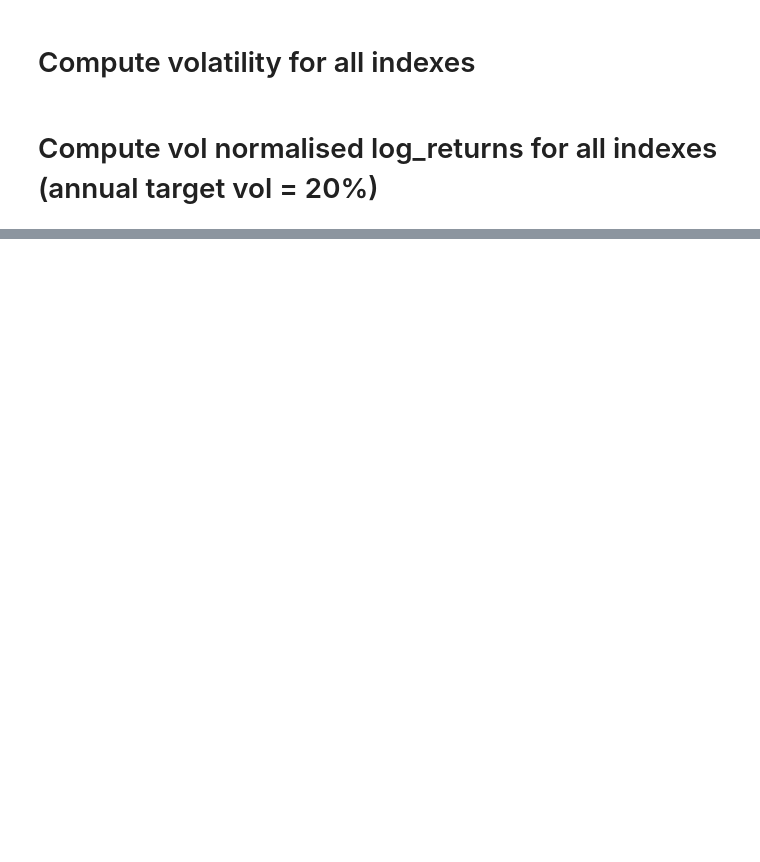
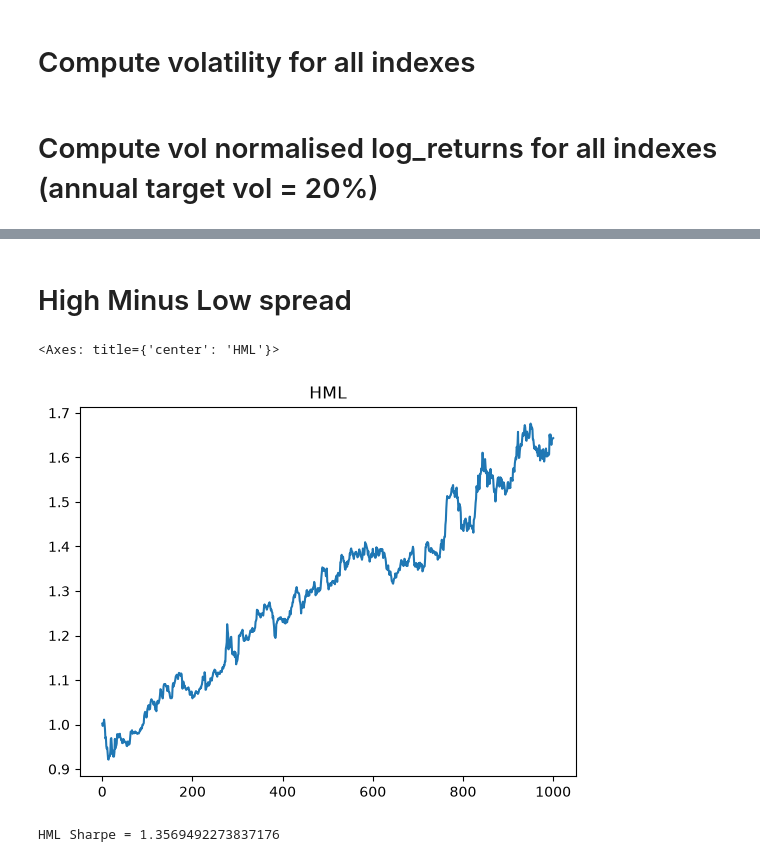
Before and after one commit to kumandgo369/wh_research_bb, a Jupyter notebook: wip/liquidity_quantiles.ipynb, the cells around one changed output, grey strips where cells are left out. Saved outputs shown, nothing was run; the diff lists cells and outputs as text; code cells hidden in the pictures; blank space fills up the shorter version.

```diff
--- a/wip/liquidity_quantiles.ipynb
+++ b/wip/liquidity_quantiles.ipynb
@@ -151,7 +141,8 @@ indexes = indexes.sort(["quantile", "timestamp"]).with_columns(
 # %% [markdown]
 # Compute vol normalised log_returns for all indexes (annual target vol = 20%)
 # %%
+k = (0.20 / np.sqrt(365)) / pl.col("vol")
+
 indexes = indexes.with_columns(
-    (pl.col("log_return") * ((0.20 / np.sqrt(365)) / pl.col("vol")))
-        .over("quantile").alias("vn_log_return")
+    (1 + k * (pl.col("log_return").exp() - 1)).log().alias("vn_log_return")
 )
@@ -191,0 +159,16 @@ out
+# %%
+indexes_wide = (
+    indexes.pivot(on="quantile", index="timestamp", values="vn_log_return")
+    .rename({
+        "low": "low_vn_log_return",
+        "mid": "mid_vn_log_return",
+        "high": "high_vn_log_return",
+    })
+    .select(["timestamp", "low_vn_log_return", "mid_vn_log_return", "high_vn_log_return"])
+    .sort("timestamp")
+)
+
+missing = indexes_wide.select(
+    pl.any_horizontal(pl.all().exclude("timestamp").is_null()).sum()
+).item()
+print(f"dates missing at least one bucket: {missing}")
@@ -191,0 +194,17 @@ out
+# %%
+indexes_wide = indexes_wide.with_columns(
+    (pl.col("high_vn_log_return") - pl.col("low_vn_log_return")).alias("HML_log_return"),
+    (pl.col("high_vn_log_return") - pl.col("mid_vn_log_return")).alias("HMM_log_return"),
+    (pl.col("mid_vn_log_return") - pl.col("low_vn_log_return")).alias("MML_log_return"),
+)
+# %% [markdown]
+# High Minus Low spread
+# %%
+indexes_wide.to_pandas()["HML_log_return"].cumsum().apply(np.exp).plot(title="HML")
+# %% [output]
+<Axes: title={'center': 'HML'}>
+[figure, added]
+# %%
+print(f"HML Sharpe = {indexes_wide["HML_log_return"].mean() / indexes_wide["HML_log_return"].std() * np.sqrt(365)}")
+# %% [output]
+HML Sharpe = 1.3569492273837176
```
Also changed, not shown: parts of 30 cells of this notebook, 3 other files.
